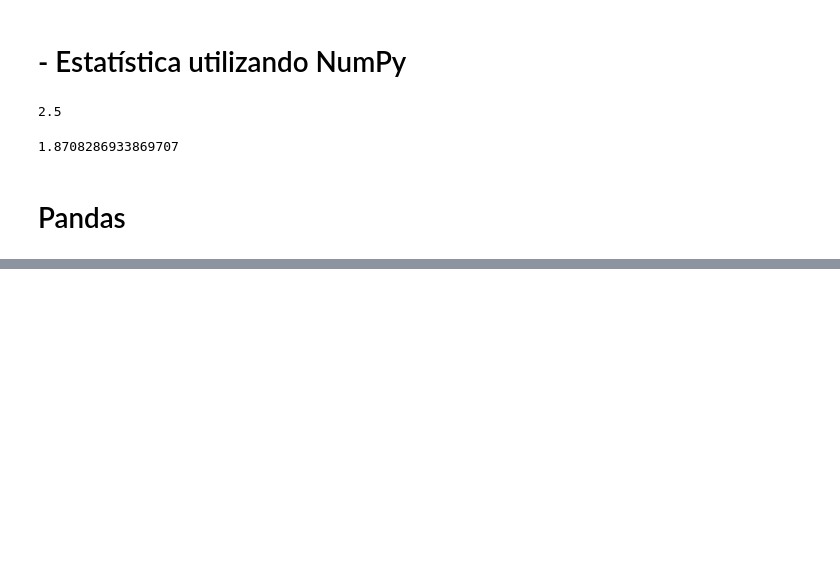
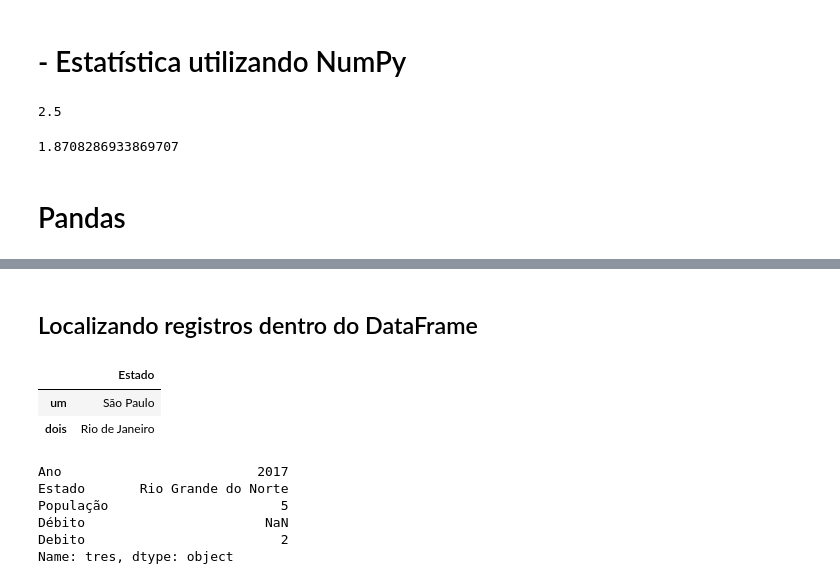
Before and after one commit to tiagotxm/python, a Jupyter notebook: Anotações Tiago.ipynb, the cells around one changed output, grey strips where cells are left out. Drawn from its saved outputs; the diff is of its cells as text; code cells hidden in the pictures; blank space fills up the shorter version.

```diff
--- a/Anotações Tiago.ipynb
+++ b/Anotações Tiago.ipynb
@@ -812,0 +913,19 @@ np.std(a)
+# %% [markdown]
+## Localizando registros dentro do DataFrame
+# %%
+#loc realiza pesquisa no dataframe baseado em labels, ou seja, especifico linha e coluna a ser buscada no dataframe
+frame2.loc[['um','dois'],['Estado']]
+# %% [output]
+|  | Estado |
+| um | São Paulo |
+| dois | Rio de Janeiro |
+# %%
+#localizacao pelo numero do indice
+frame2.iloc[2]
+# %% [output]
+Ano                         2017
+Estado       Rio Grande do Norte
+População                      5
+Débito                       NaN
+Debito                         2
+Name: tres, dtype: object
```
Also changed, not shown: parts of 24 cells of this notebook, 1 other file.
